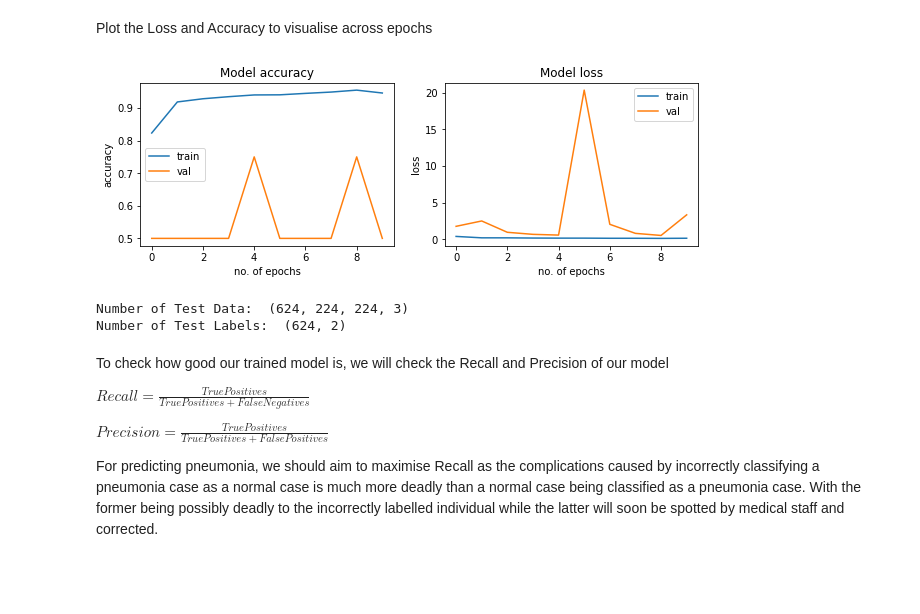
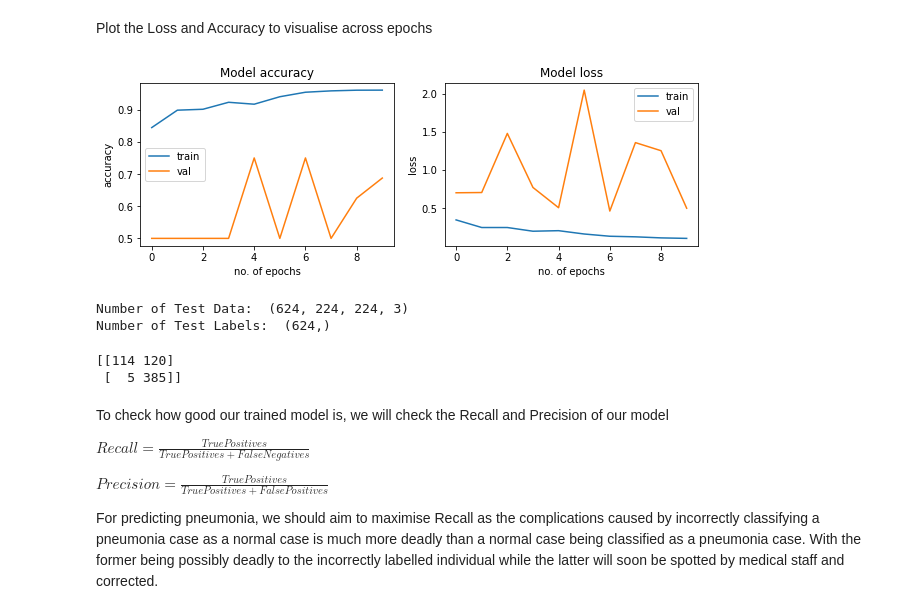
Before and after one commit to cs3244-08-19s2/cs3244, a Jupyter notebook: PneumoniaDetector_KerasCNN.ipynb, the cells around one changed output. Drawn from its saved outputs; the diff is of its cells as text; code cells hidden in the pictures; blank space fills up the shorter version.

Commit message:
98% Recall Model

```diff
--- a/PneumoniaDetector_KerasCNN.ipynb
+++ b/PneumoniaDetector_KerasCNN.ipynb
@@ -105,15 +120,21 @@ Found 624 images belonging to 2 classes.
 def model_builder_kcnn():
     input_img = Input(shape=(img_height, img_width, 3))
 
-    x = Conv2D(filters=32, kernel_size=3, activation='relu', padding='same')(input_img)
-    x = Conv2D(filters=32, kernel_size=3, activation='relu', padding='same')(x)
+    x = Conv2D(filters=16, kernel_size=3, activation='relu', padding='same')(input_img)
+    x = Conv2D(filters=16, kernel_size=3, activation='relu', padding='same')(x)
+    x = MaxPooling2D((2,2))(x)
+
+    x = SeparableConv2D(filters=32, kernel_size=3, activation='relu', padding='same')(x)
+    x = SeparableConv2D(filters=32, kernel_size=3, activation='relu', padding='same')(x)
     x = MaxPooling2D((2,2))(x)
 
     x = SeparableConv2D(filters=64, kernel_size=3, activation='relu', padding='same')(x)
     x = SeparableConv2D(filters=64, kernel_size=3, activation='relu', padding='same')(x)
+    x = BatchNormalization()(x)
     x = MaxPooling2D((2,2))(x)
 
     x = SeparableConv2D(filters=128, kernel_size=3, activation='relu', padding='same')(x)
+    x = BatchNormalization()(x)
     x = SeparableConv2D(filters=128, kernel_size=3, activation='relu', padding='same')(x)
     x = BatchNormalization()(x)
     x = MaxPooling2D((2,2))(x)
@@ -123,18 +144,12 @@ def model_builder_kcnn():
     x = SeparableConv2D(filters=256, kernel_size=3, activation='relu', padding='same')(x)
     x = BatchNormalization()(x)
     x = MaxPooling2D((2,2))(x)
-
-    x = SeparableConv2D(filters=512, kernel_size=3, activation='relu', padding='same')(x)
-    x = BatchNormalization()(x)
-    x = SeparableConv2D(filters=512, kernel_size=3, activation='relu', padding='same')(x)
-    x = BatchNormalization()(x)
-    x = MaxPooling2D((2,2))(x)
     x = Dropout(0.2)(x) #to reduce overfitting
 
     x = Flatten()(x)
-    x = Dense(units=1024, activation='relu')(x)
+    x = Dense(units=512, activation='relu')(x)
     x = Dropout(0.7)(x)
-    x = Dense(units=256, activation='relu')(x)
+    x = Dense(units=128, activation='relu')(x)
     x = Dropout(0.5)(x)
     x = Dense(units=64, activation='relu')(x)
     x = Dropout(0.3)(x)
@@ -151,11 +166,14 @@ model_kcnn.compile(loss='binary_crossentropy', optimizer='adam', metrics=['accur
 checkpt = ModelCheckpoint(filepath='best_model_time', save_best_only=True, save_weights_only=True)
 early_stop = EarlyStopping(patience=5)
 
+checkpt = ModelCheckpoint(filepath='best_weights.hdf5', save_best_only=True, save_weights_only=True)
+lr_reduce = ReduceLROnPlateau(monitor='val_loss', factor=0.3, patience=2, verbose=2, mode='max')
+early_stop = EarlyStopping(monitor='val_loss', min_delta=0.1, patience=1, mode='min')
 
-trained_model = model_kcnn.fit_generator(
-           train_gen, steps_per_epoch=train_gen.samples//batch_size,
-           epochs=num_epochs, validation_data=val_gen,
-           validation_steps=val_gen.samples//batch_size, callbacks=[checkpt, early_stop])
+model_kcnn_hist = model_kcnn.fit_generator(
+    train_gen, steps_per_epoch=train_gen.samples//batch_size,
+    epochs=num_epochs, validation_data=val_gen, validation_steps=val_gen.samples // batch_size,
+    callbacks=[checkpt, lr_reduce])
 # %% [output]
 WARNING:tensorflow:Large dropout rate: 0.7 (>0.5). In TensorFlow 2.x, dropout() uses dropout rate instead of keep_prob. Please ensure that this is intended.
 Epoch 1/10
@@ -179,16 +197,16 @@ Plot the Loss and Accuracy to visualise across epochs
 # %%
 fig, ax = plt.subplots(1, 2, figsize=(10, 3))
 ax = ax.ravel()
 
 for i, val in enumerate(['accuracy', 'loss']):
-    ax[i].plot(trained_model.history[val])
-    ax[i].plot(trained_model.history['val_' + val])
+    ax[i].plot(model_kcnn_hist.history[val])
+    ax[i].plot(model_kcnn_hist.history['val_' + val])
     ax[i].set_title('Model {}'.format(val))
     ax[i].set_xlabel('no. of epochs')
     ax[i].set_ylabel(val)
     ax[i].legend(['train', 'val'])
 # %% [output]
-[figure, old version]
+[figure, new version]
 # %%
 ### Preparing the Test Data ###
 test_data = []
@@ -202,11 +220,14 @@ for cond in ['/NORMAL/', '/PNEUMONIA/']:
         img = img.astype(np.float32)/255
         test_data.append(img)
         if cond == '/NORMAL/':
+            #label = to_categorical(0, num_classes=2)
+            #test_labels.append(label)
             test_labels.append(0)
         elif cond == '/PNEUMONIA/':
+            #label = to_categorical(1, num_classes=2)
+            #test_labels.append(1)
             test_labels.append(1)
 
-test_labels = to_categorical(test_labels, num_classes=2)
 test_data = np.array(test_data)
 test_labels = np.array(test_labels)
 
@@ -214,14 +235,16 @@ print("Number of Test Data: ", test_data.shape)
 print("Number of Test Labels: ", test_labels.shape)
 # %% [output]
 Number of Test Data:  (624, 224, 224, 3)
-Number of Test Labels:  (624, 2)
+Number of Test Labels:  (624,)
 # %%
 ### Predictions on Test Set ###
-predict = model_kcnn.predict(test_data, batch_size=batch_size)
-predict = np.argmax(predict, axis=-1)
+predict = model_kcnn.predict(test_data)
 
-### Original labels of data ###
-orig_labels = np.argmax(test_labels, axis=-1)
+cm = confusion_matrix(test_labels, np.round(predict))
+print(cm)
+# %% [output]
+[[114 120]
+ [  5 385]]
 # %% [markdown]
 To check how good our trained model is, we will check the Recall and Precision of our model
 
```
Also changed, not shown: parts of 8 cells of this notebook.
